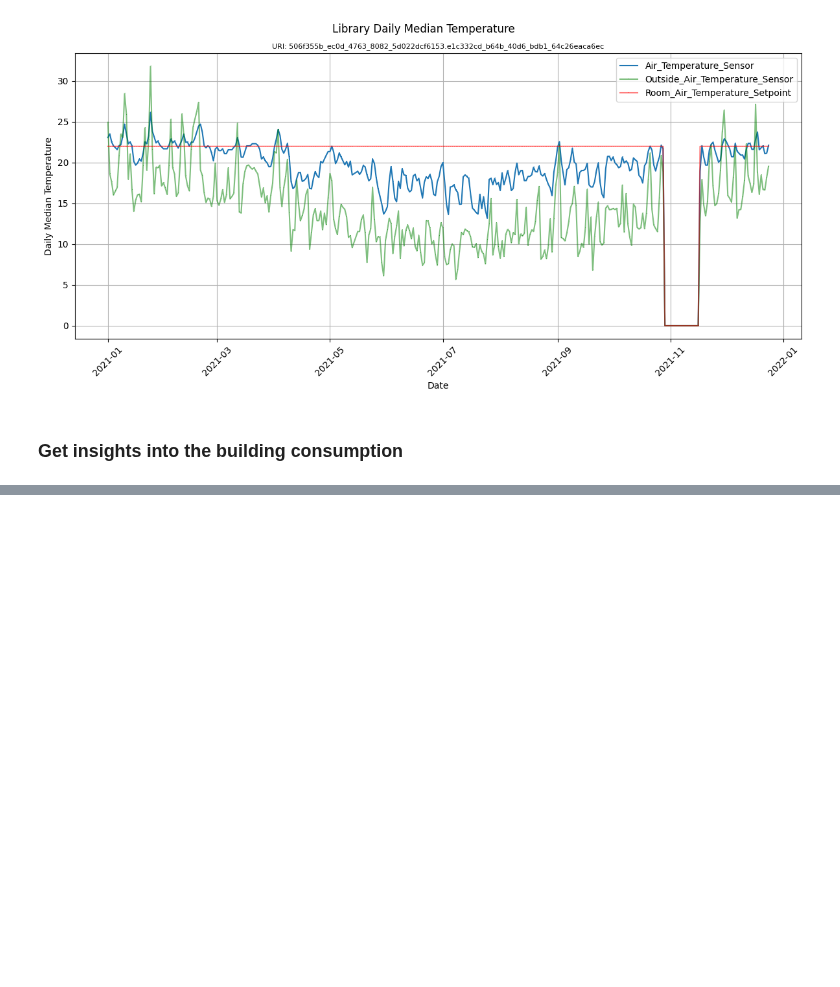
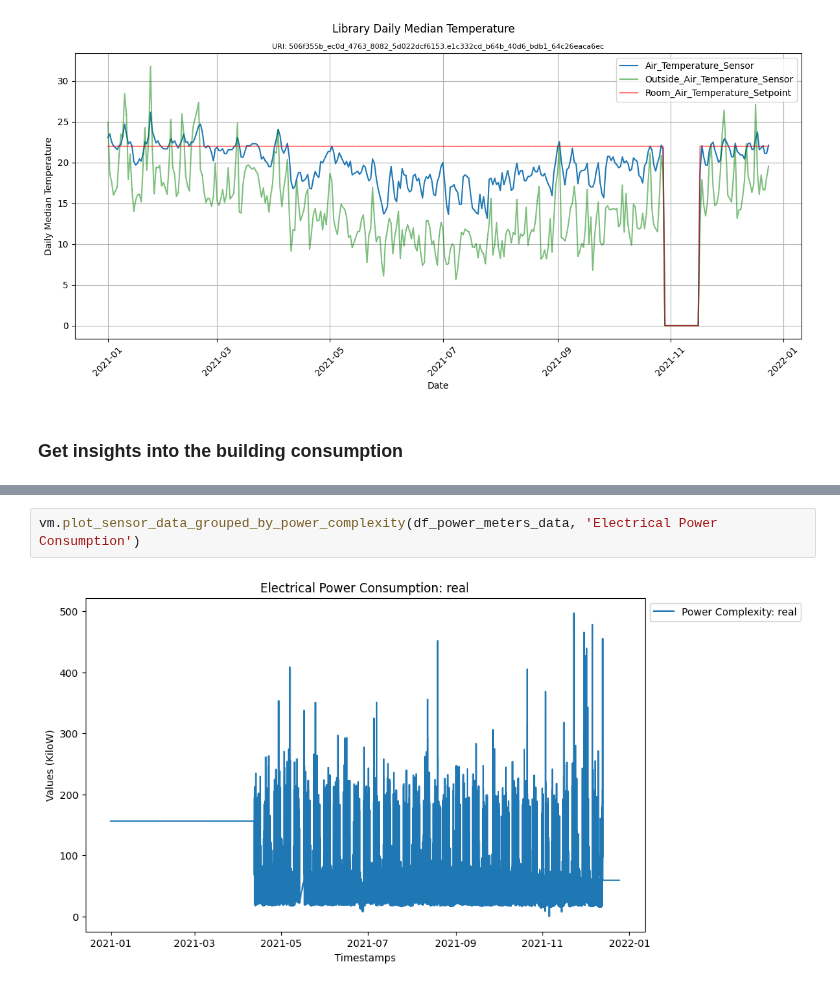
Before and after one commit to Vincent-Morcilla/Building_IoT_Data_Dashboard, a Jupyter notebook: backend/progressive_demo_a.ipynb, the cells around one changed output, grey strips where cells are left out. Cells and saved outputs as stored; diff of their text form; blank space fills up the shorter version.

```diff
--- a/backend/progressive_demo_a.ipynb
+++ b/backend/progressive_demo_a.ipynb
@@ -65,0 +81,4 @@ vm.plot_daily_room_temp(rdflib.term.URIRef('dch:org/df125f8d_93e4_4a4f_bc87_1c4e
+# %%
+vm.plot_sensor_data_grouped_by_power_complexity(df_power_meters_data, 'Electrical Power Consumption')
+# %% [output]
+[figure, added]
```
Also changed, not shown: parts of 8 cells of this notebook, 3 other files.
